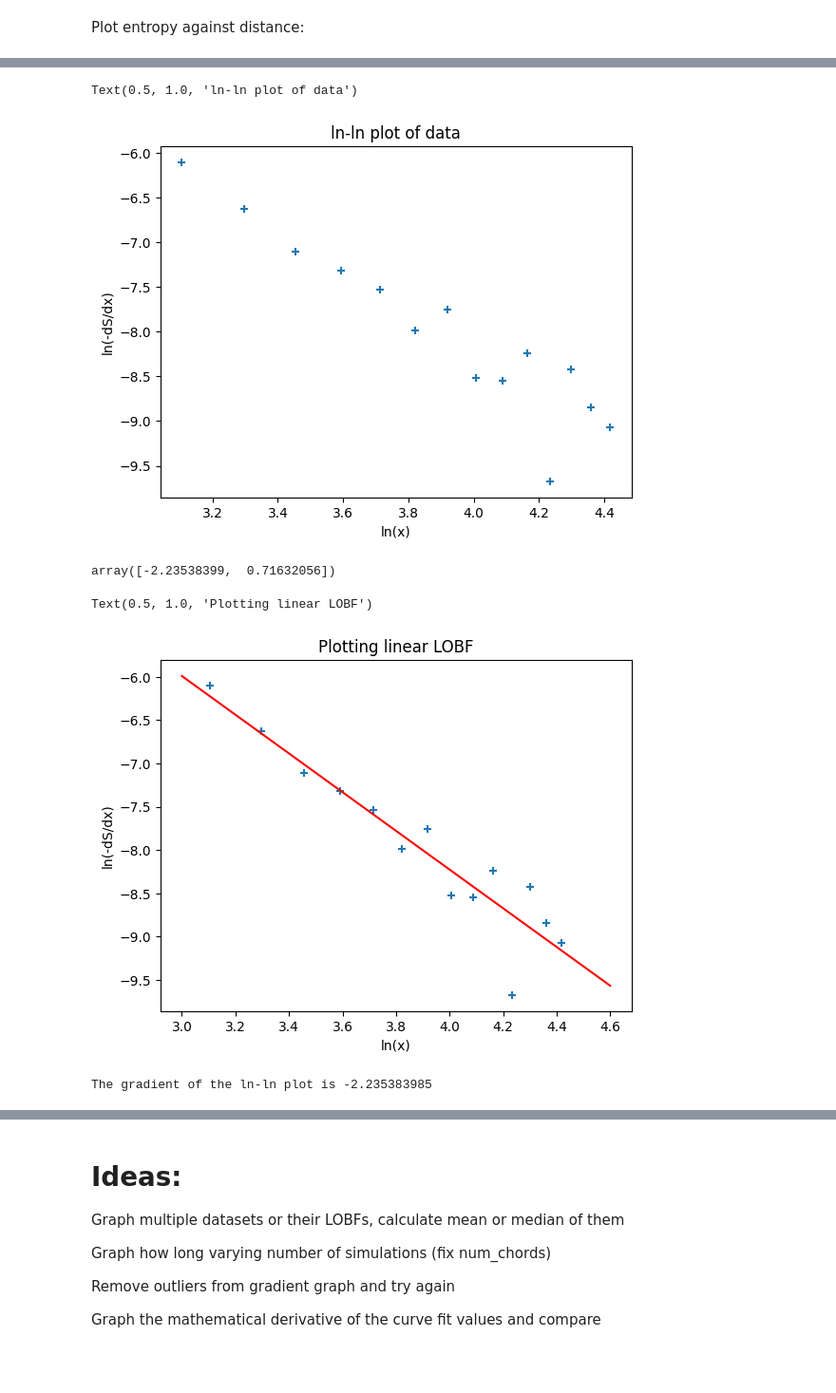
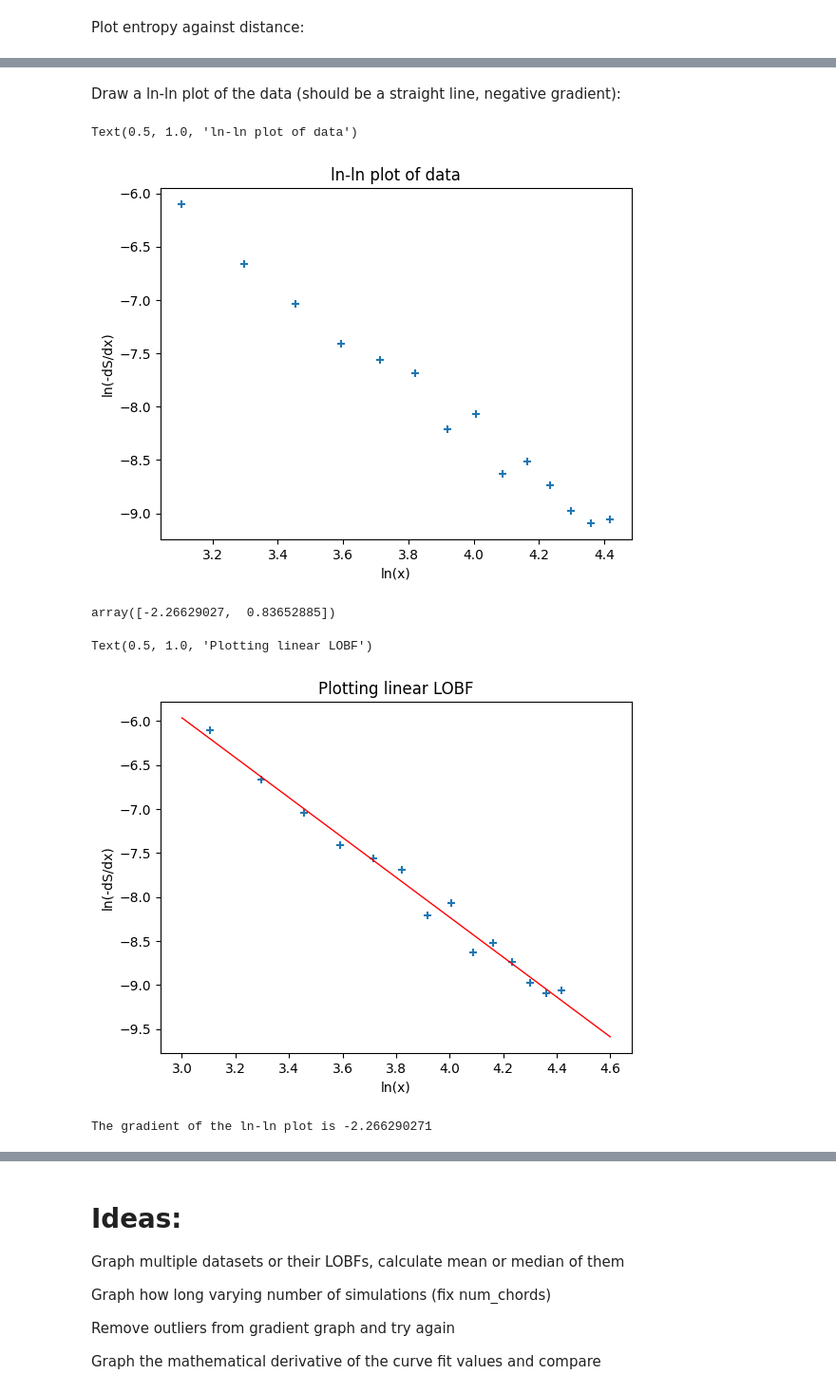
Before and after one commit to joshuamckean/prbx-code-jm, a Jupyter notebook: Code/Graphs.ipynb, the cells around one changed output, grey strips where cells are left out. Shown at 95% size. Drawn from its saved outputs; the diff is of its cells as text; code cells hidden in the pictures; blank space fills up the shorter version.

```diff
--- a/Code/Graphs.ipynb
+++ b/Code/Graphs.ipynb
@@ -108,4 +129,7 @@ for i in range(len(entropy)-1):
     dS = entropy[i+1] - entropy[i]
     dx = distance[i+1] - distance[i]
     x = distance[i] + dx/2
-    gradient_vals.append((dS/dx,x))
+    if dS/dx < 0:
+        gradient_vals.append((dS/dx,x))
+
+gradient_vals
@@ -148,3 +189,5 @@ Text(0.5, 1.0, 'Fitting a log curve to the data')
+# %% [markdown]
+Draw a ln-ln plot of the data (should be a straight line, negative gradient):
 # %%
 neg_log_grads = []
 log_xs = []
@@ -160,26 +203,26 @@ plt.ylabel("ln(-dS/dx)")
 plt.title("ln-ln plot of data")
 # %% [output]
 Text(0.5, 1.0, 'ln-ln plot of data')
-[figure, old version]
+[figure, new version]
 # %%
 # could remove outliers here
 p4 = np.polyfit(log_xs,neg_log_grads,1)
 p4
 # %% [output]
-array([-2.23538399,  0.71632056])
+array([-2.26629027,  0.83652885])
 # %%
 x = np.linspace(3.0,4.6,100)
 y = p4[0] * x + p4[1]
 
 plt.scatter(log_xs,neg_log_grads,marker="+")
-plt.plot(x,y,"red")
+plt.plot(x,y,"red",linewidth=1)
 plt.xlabel("ln(x)")
 plt.ylabel("ln(-dS/dx)")
 plt.title("Plotting linear LOBF")
 # %% [output]
 Text(0.5, 1.0, 'Plotting linear LOBF')
-[figure, old version]
+[figure, new version]
 # %%
 print("The gradient of the ln-ln plot is %s"%round(p4[0],9))
 # %% [output]
-The gradient of the ln-ln plot is -2.235383985
+The gradient of the ln-ln plot is -2.266290271
```
Also changed, not shown: parts of 18 cells of this notebook, 3 other files.
